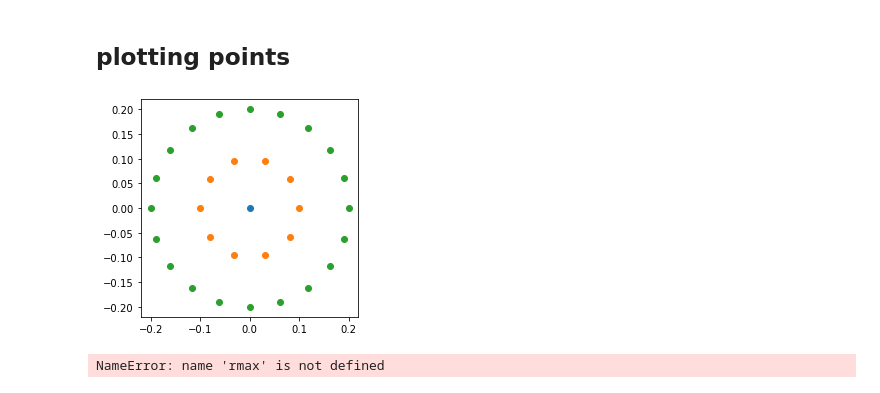
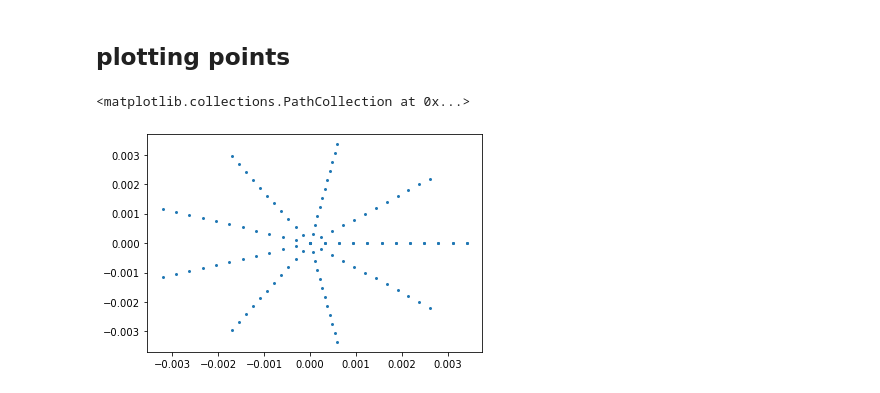
Before and after one commit to AriAtari/ChargeSeparation, a Jupyter notebook: Changing_radii.ipynb, the cells around one changed output. Drawn from its saved outputs; the diff is of its cells as text; code cells hidden in the pictures.

Commit message:
added points

```diff
--- a/Changing_radii.ipynb
+++ b/Changing_radii.ipynb
@@ -205,33 +205,19 @@ plt.show()
 [figure]
 # %% [markdown]
 ## plotting points
-# %%
-def circle_points(r, n):
-    circles = []
-    for r, n in zip(r, n):
-        t = np.linspace(0, 2*np.pi, n, endpoint=False)
-        x = r * np.cos(t)
-        y = r * np.sin(t)
-        circles.append(np.c_[x, y])
-    return circles
-
-r = [0, 0.1, 0.2]
-n = [1, 10, 20]
-circles = circle_points(r, n)
-
-fig, ax = plt.subplots()
-for circle in circles:
-    ax.scatter(circle[:, 0], circle[:, 1])
-ax.set_aspect('equal')
-plt.show()
-# %% [output]
-[figure, removed]
 # %%
-points = 1200
+points = 120
 rmax = 0.003411
 ppa = 10 #number of points per annulie
-valuesr = np.linspace(0,rmax,points/ppa)
-pirange = np.linspace(0,2*np.pi,ppa)
-valuesr
+valuesr = np.linspace(0.00001,rmax,int(points/ppa))
+pirange = np.linspace(0.00001,2*np.pi,int(ppa))
+x = np.array([])
+y = np.array([])
+for r in valuesr:
+    for theta in pirange:
+        x=np.append(x,r*np.cos(theta))
+        y=np.append(y,r*np.sin(theta))
+plt.scatter(x,y,marker=".",lw=0.01)
 # %% [output]
-NameError: name 'rmax' is not defined
+<matplotlib.collections.PathCollection at 0x...>
+[figure, added]
```
Also changed, not shown: parts of 2 cells of this notebook.
